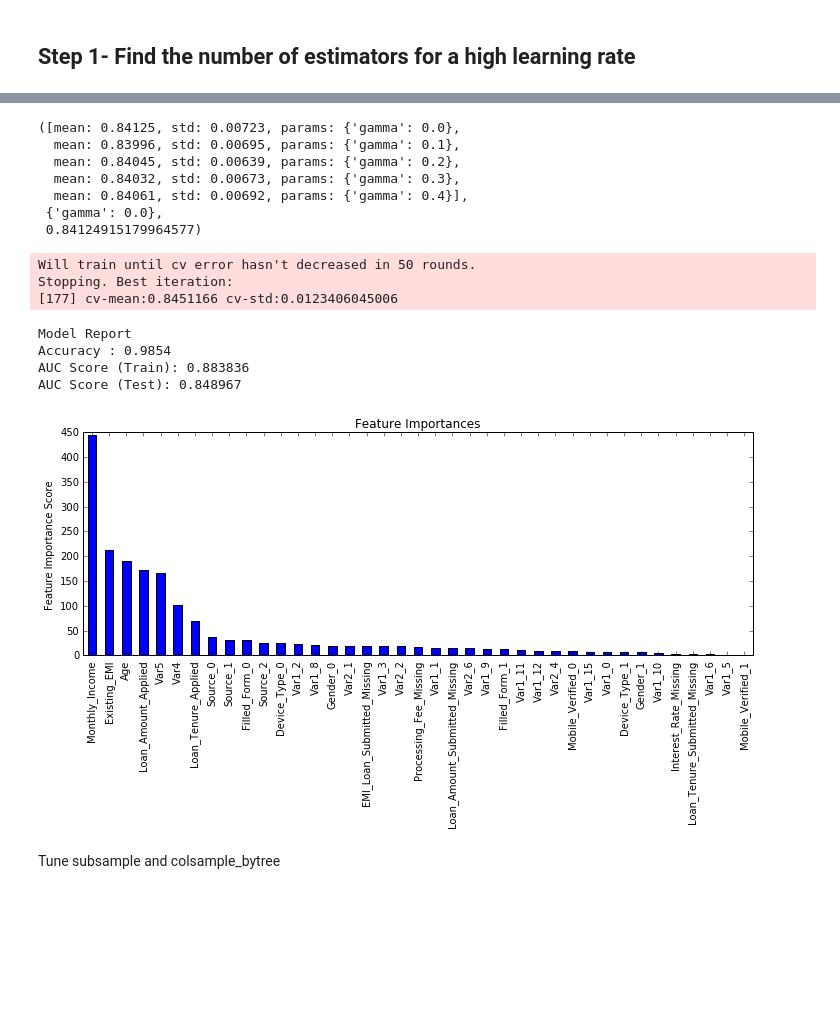
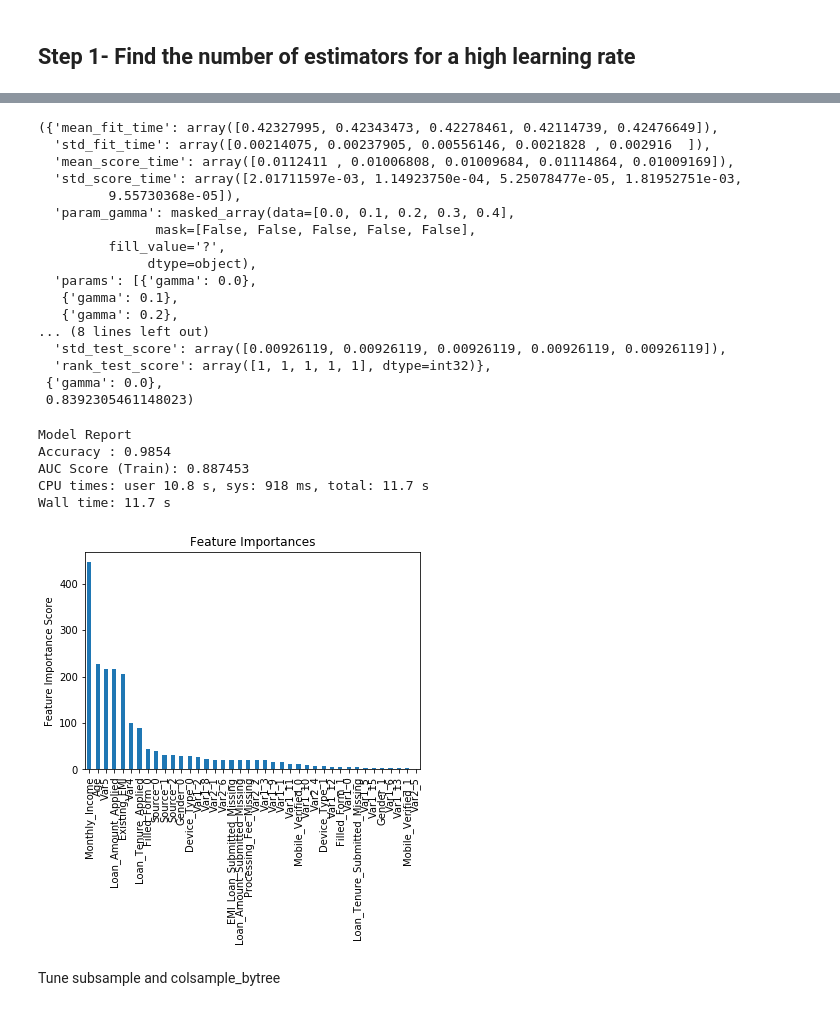
Before and after one commit to DianeSoHungry/analytics_vidhya, a Jupyter notebook: Articles/Parameter_Tuning_XGBoost_with_Example/XGBoost models.ipynb, the cells around one changed output, grey strips where cells are left out. Cells and saved outputs as stored; diff of their text form; code cells hidden in the pictures; blank space fills up the shorter version.

Commit message:
^Parameter_Tuning_XGBoostg_XGBoost_with_Example/XGBoost models.ipynb

```diff
--- a/Articles/Parameter_Tuning_XGBoost_with_Example/XGBoost models.ipynb
+++ b/Articles/Parameter_Tuning_XGBoost_with_Example/XGBoost models.ipynb
@@ -17,7 +17,7 @@ from sklearn.model_selection import GridSearchCV
 import matplotlib.pylab as plt
 %matplotlib inline
 from matplotlib.pylab import rcParams
-rcParams['figure.figsize'] = 12, 4
+rcParams['figure.figsize'] = (15, 6)
 # %% [markdown]
 ## Load Data:
 
@@ -65,7 +65,6 @@ This function will do the following:
 # %%
 # test_results = pd.read_csv('test_results.csv')
 def modelfit(alg, dtrain, dtest, predictors,useTrainCV=True, cv_folds=5, early_stopping_rounds=50):
-
     if useTrainCV:
         xgb_param = alg.get_xgb_params()
         xgtrain = xgb.DMatrix(dtrain[predictors].values, label=dtrain[target].values)
@@ -76,7 +75,6 @@ def modelfit(alg, dtrain, dtest, predictors,useTrainCV=True, cv_folds=5, early_s
 
     #Fit the algorithm on the data
     alg.fit(dtrain[predictors], dtrain['Disbursed'],eval_metric='auc')
-
     #Predict training set:
     dtrain_predictions = alg.predict(dtrain[predictors])
     dtrain_predprob = alg.predict_proba(dtrain[predictors])[:,1]
@@ -87,16 +85,16 @@ def modelfit(alg, dtrain, dtest, predictors,useTrainCV=True, cv_folds=5, early_s
     print("AUC Score (Train): %f" % metrics.roc_auc_score(dtrain['Disbursed'], dtrain_predprob))
 
 #     Predict on testing data:
-    dtest['predprob'] = alg.predict_proba(dtest[predictors])[:,1]
-    results = test_results.merge(dtest[['ID','predprob']], on='ID')
-    print('AUC Score (Test): %f' % metrics.roc_auc_score(results['Disbursed'], results['predprob']))
-
-    feat_imp = pd.Series(alg.booster().get_fscore()).sort_values(ascending=True)
+#     dtest['predprob'] = alg.predict_proba(dtest[predictors])[:,1]
+#     results = test_results.merge(dtest[['ID','predprob']], on='ID')
+#     print('AUC Score (Test): %f' % metrics.roc_auc_score(results['Disbursed'], results['predprob']))
+    feat_imp = pd.Series(alg.get_booster().get_fscore()).sort_values(ascending=False)
     feat_imp.plot(kind='bar', title='Feature Importances')
     plt.ylabel('Feature Importance Score')
 # %% [markdown]
 ## Step 1- Find the number of estimators for a high learning rate
 # %%
+%%time
 predictors = [x for x in train.columns if x not in [target, IDcol]]
 xgb1 = XGBClassifier(
         learning_rate =0.1,
@@ -107,8 +105,9 @@ xgb1 = XGBClassifier(
         subsample=0.8,
         colsample_bytree=0.8,
         objective= 'binary:logistic',
-        nthread=4,
         scale_pos_weight=1,
-        seed=27)
+        seed=27,
+        predictor = 'gpu_predictor',
+        tree_method = 'gpu_hist')
 modelfit(xgb1, train, test, predictors)
 # %% [output]
@@ -242,37 +311,47 @@ GridSearchCV(cv=5, error_score='raise',
 # %%
-gsearch3.grid_scores_, gsearch3.best_params_, gsearch3.best_score_
+gsearch3.cv_results_, gsearch3.best_params_, gsearch3.best_score_
 # %% [output]
-([mean: 0.84125, std: 0.00723, params: {'gamma': 0.0},
-  mean: 0.83996, std: 0.00695, params: {'gamma': 0.1},
-  mean: 0.84045, std: 0.00639, params: {'gamma': 0.2},
-  mean: 0.84032, std: 0.00673, params: {'gamma': 0.3},
-  mean: 0.84061, std: 0.00692, params: {'gamma': 0.4}],
+({'mean_fit_time': array([0.42327995, 0.42343473, 0.42278461, 0.42114739, 0.42476649]),
+  'std_fit_time': array([0.00214075, 0.00237905, 0.00556146, 0.0021828 , 0.002916  ]),
+  'mean_score_time': array([0.0112411 , 0.01006808, 0.01009684, 0.01114864, 0.01009169]),
+  'std_score_time': array([2.01711597e-03, 1.14923750e-04, 5.25078477e-05, 1.81952751e-03,
+         9.55730368e-05]),
+  'param_gamma': masked_array(data=[0.0, 0.1, 0.2, 0.3, 0.4],
+               mask=[False, False, False, False, False],
+         fill_value='?',
+              dtype=object),
+  'params': [{'gamma': 0.0},
+   {'gamma': 0.1},
+   {'gamma': 0.2},
+... (8 lines left out)
+  'std_test_score': array([0.00926119, 0.00926119, 0.00926119, 0.00926119, 0.00926119]),
+  'rank_test_score': array([1, 1, 1, 1, 1], dtype=int32)},
  {'gamma': 0.0},
- 0.84124915179964577)
+ 0.8392305461148023)
 # %%
+%%time
 predictors = [x for x in train.columns if x not in [target, IDcol]]
 xgb2 = XGBClassifier(
         learning_rate =0.1,
         n_estimators=1000,
         max_depth=4,
         min_child_weight=6,
         gamma=0,
         subsample=0.8,
         colsample_bytree=0.8,
         objective= 'binary:logistic',
-        nthread=4,
         scale_pos_weight=1,
-        seed=27)
+        seed=27,
+        predictor = 'gpu_predictor',
+        tree_method = 'gpu_hist')
 modelfit(xgb2, train, test, predictors)
 # %% [output]
-Will train until cv error hasn't decreased in 50 rounds.
-Stopping. Best iteration:
-[177] cv-mean:0.8451166 cv-std:0.0123406045006
+Model Report
+Accuracy : 0.9854
+AUC Score (Train): 0.887453
+CPU times: user 10.8 s, sys: 918 ms, total: 11.7 s
+Wall time: 11.7 s
-Model Report
-Accuracy : 0.9854
-AUC Score (Train): 0.883836
-AUC Score (Test): 0.848967
-[figure, old version]
+[figure, new version]
 # %% [markdown]
 Tune subsample and colsample_bytree
 # %%
```
Also changed, not shown: parts of 18 cells of this notebook.
